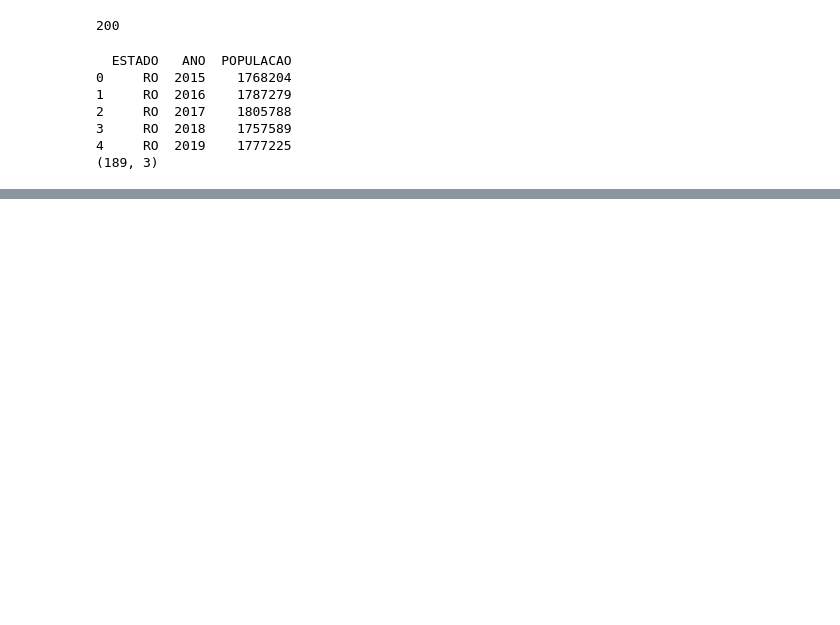
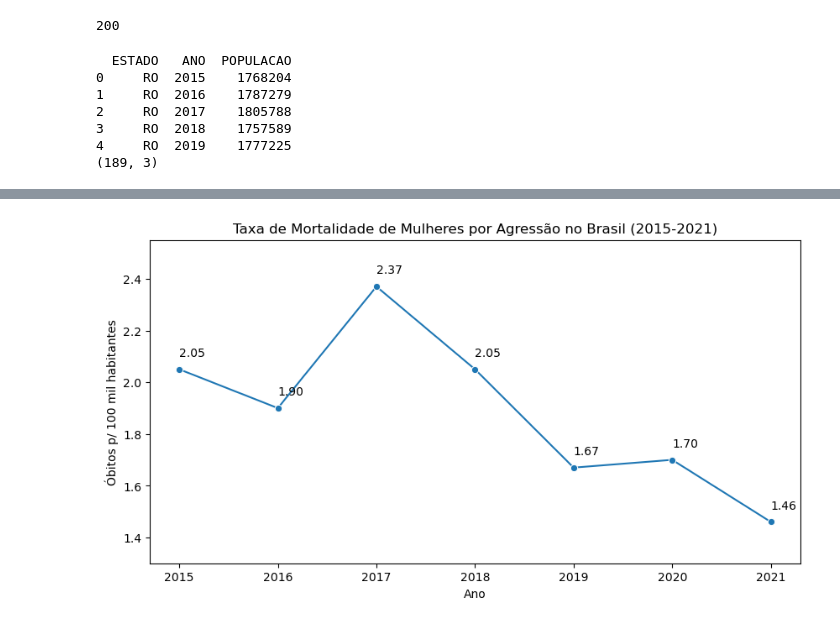
Before and after one commit to GustavoCyrilo/violencia_feminina_datasus, a Jupyter notebook: analise_mortalidade.ipynb, the cells around one changed output, grey strips where cells are left out. Saved outputs shown, nothing was run; the diff lists cells and outputs as text; code cells hidden in the pictures; blank space fills up the shorter version.

Commit message:
feat: adiciona visualizações de mortalidade

```diff
--- a/analise_mortalidade.ipynb
+++ b/analise_mortalidade.ipynb
@@ -148,0 +132,7 @@ print(sorted(violencia_feminina["ANO"].unique()))
+# %%
+tabela_unificada = pd.merge(obitos_agrupados, populacao_df, on=["ESTADO", "ANO"], how="inner")
+# %%
+tabela_unificada["TAXA_POR_100K"] = calcular_taxa_100k(
+    tabela_unificada["OBITOS"],
+    tabela_unificada["POPULACAO"]
+).round(2)
@@ -148,0 +181,7 @@ print(sorted(violencia_feminina["ANO"].unique()))
+# %%
+evolucao_brasil = (
+    tabela_unificada.groupby("ANO")[["OBITOS", "POPULACAO"]]
+    .sum()
+    .reset_index()
+)
+print(evolucao_brasil)
@@ -148,0 +197,34 @@ print(sorted(violencia_feminina["ANO"].unique()))
+# %%
+evolucao_brasil["TAXA_BRASIL"] = calcular_taxa_100k(
+    evolucao_brasil["OBITOS"],
+    evolucao_brasil["POPULACAO"]
+)
+# %%
+fig, ax = plt.subplots(figsize=(10, 5))
+grafico_linha = sns.lineplot(
+    data=evolucao_brasil,
+    x="ANO",
+    y="TAXA_BRASIL",
+    marker = "o",
+    ax=ax,
+)
+
+grafico_linha.set(
+    title="Taxa de Mortalidade de Mulheres por Agressão no Brasil (2015-2021)",
+    xlabel="Ano",
+    ylabel="Óbitos p/ 100 mil habitantes",
+    ylim=(1.30, 2.55)
+)
+
+for indice, linha in evolucao_brasil.iterrows():
+
+    grafico_linha.text(
+        x=linha["ANO"],
+        y=linha["TAXA_BRASIL"]
+        + 0.05,
+        s=f'{linha["TAXA_BRASIL"]:.2f}',
+    )
+
+plt.show()
+# %% [output]
+[figure, added]
```
Also changed, not shown: parts of 16 cells of this notebook, 1 other file.
